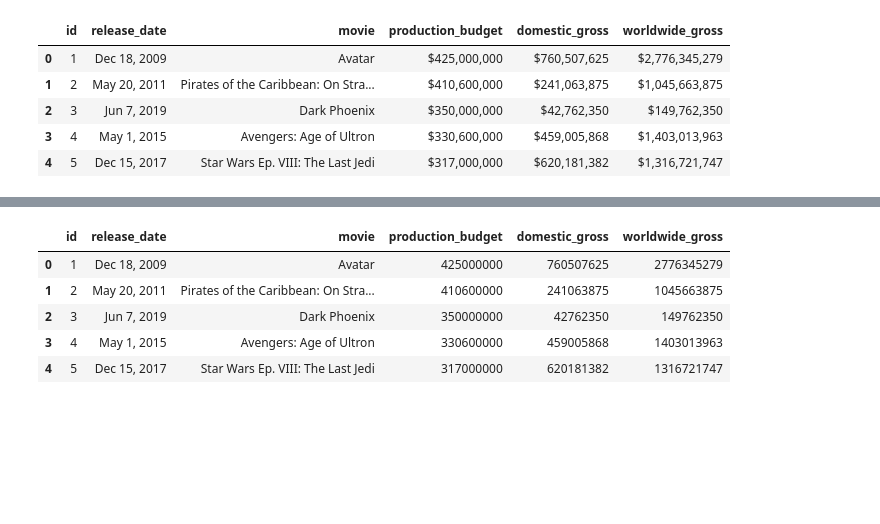
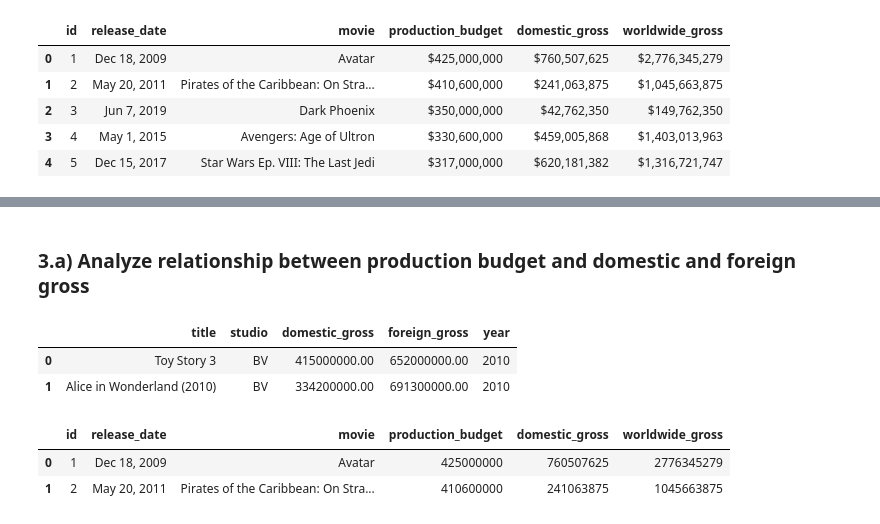
Before and after one commit to mikabenson/PHASE2_PROJECT-inferential-statistics-, a Jupyter notebook: notebooks/grace.ipynb, the cells around one changed output, grey strips where cells are left out. Cells and saved outputs as stored; diff of their text form; code cells hidden in the pictures; blank space fills up the shorter version.

```diff
--- a/notebooks/grace.ipynb
+++ b/notebooks/grace.ipynb
@@ -707,9 +785,14 @@ df_movie_budget[cols] = df_movie_budget[cols].apply(lambda x: x.str.strip('$')).
+# %% [markdown]
+### 3.a) Analyze relationship between production budget and domestic and foreign gross
+# %%
+df_movie_gross.head(2)
+# %% [output]
+|  | title | studio | domestic_gross | foreign_gross | year |
+| 0 | Toy Story 3 | BV | 415000000.00 | 652000000.00 | 2010 |
+| 1 | Alice in Wonderland (2010) | BV | 334200000.00 | 691300000.00 | 2010 |
 # %%
-df_movie_budget.head()
+df_movie_budget.head(2)
 # %% [output]
 |  | id | release_date | movie | production_budget | domestic_gross | worldwide_gross |
 | 0 | 1 | Dec 18, 2009 | Avatar | 425000000 | 760507625 | 2776345279 |
 | 1 | 2 | May 20, 2011 | Pirates of the Caribbean: On Stra... | 410600000 | 241063875 | 1045663875 |
-| 2 | 3 | Jun 7, 2019 | Dark Phoenix | 350000000 | 42762350 | 149762350 |
-| 3 | 4 | May 1, 2015 | Avengers: Age of Ultron | 330600000 | 459005868 | 1403013963 |
-| 4 | 5 | Dec 15, 2017 | Star Wars Ep. VIII: The Last Jedi | 317000000 | 620181382 | 1316721747 |
```
Also changed, not shown: parts of 34 cells of this notebook.
